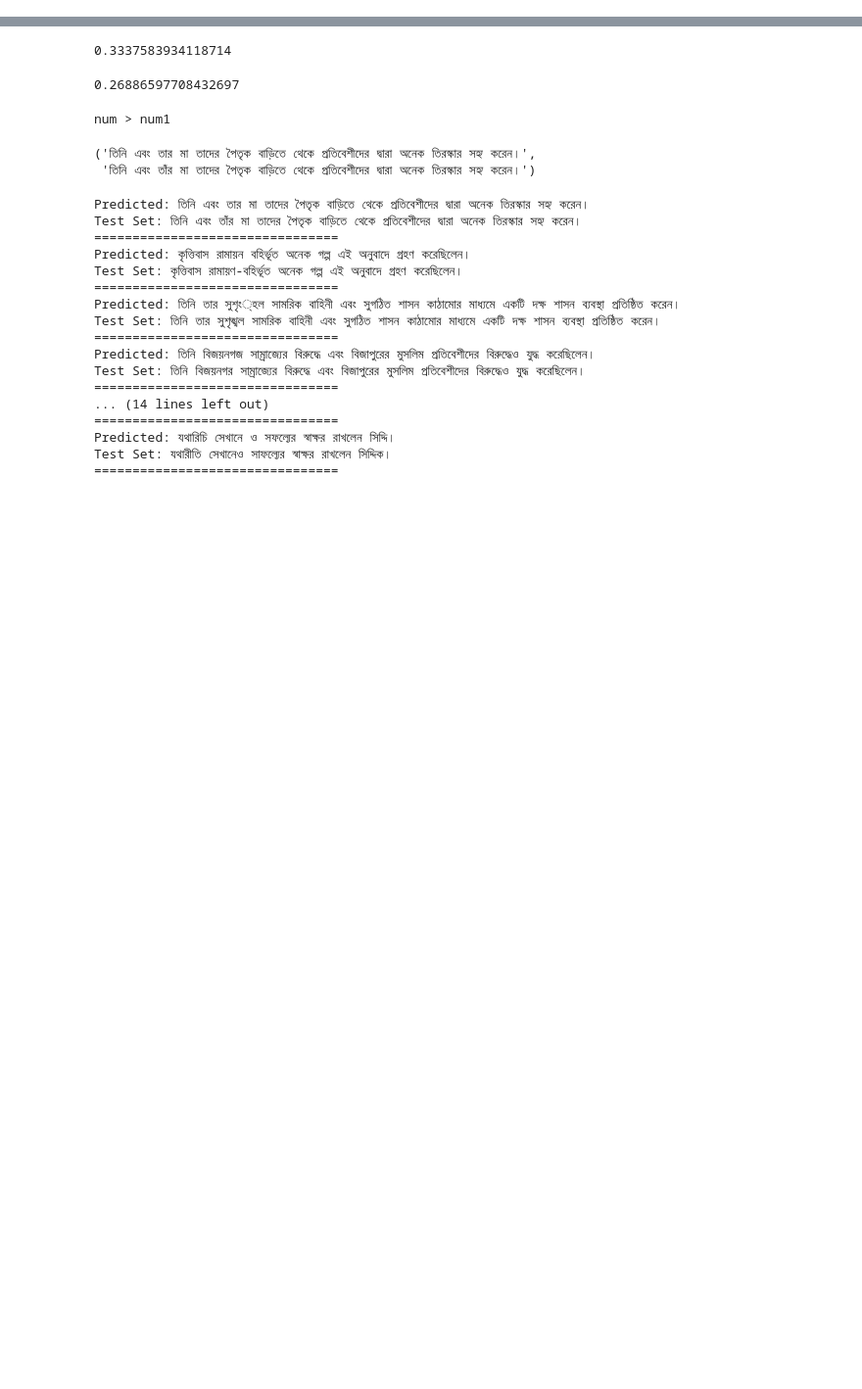
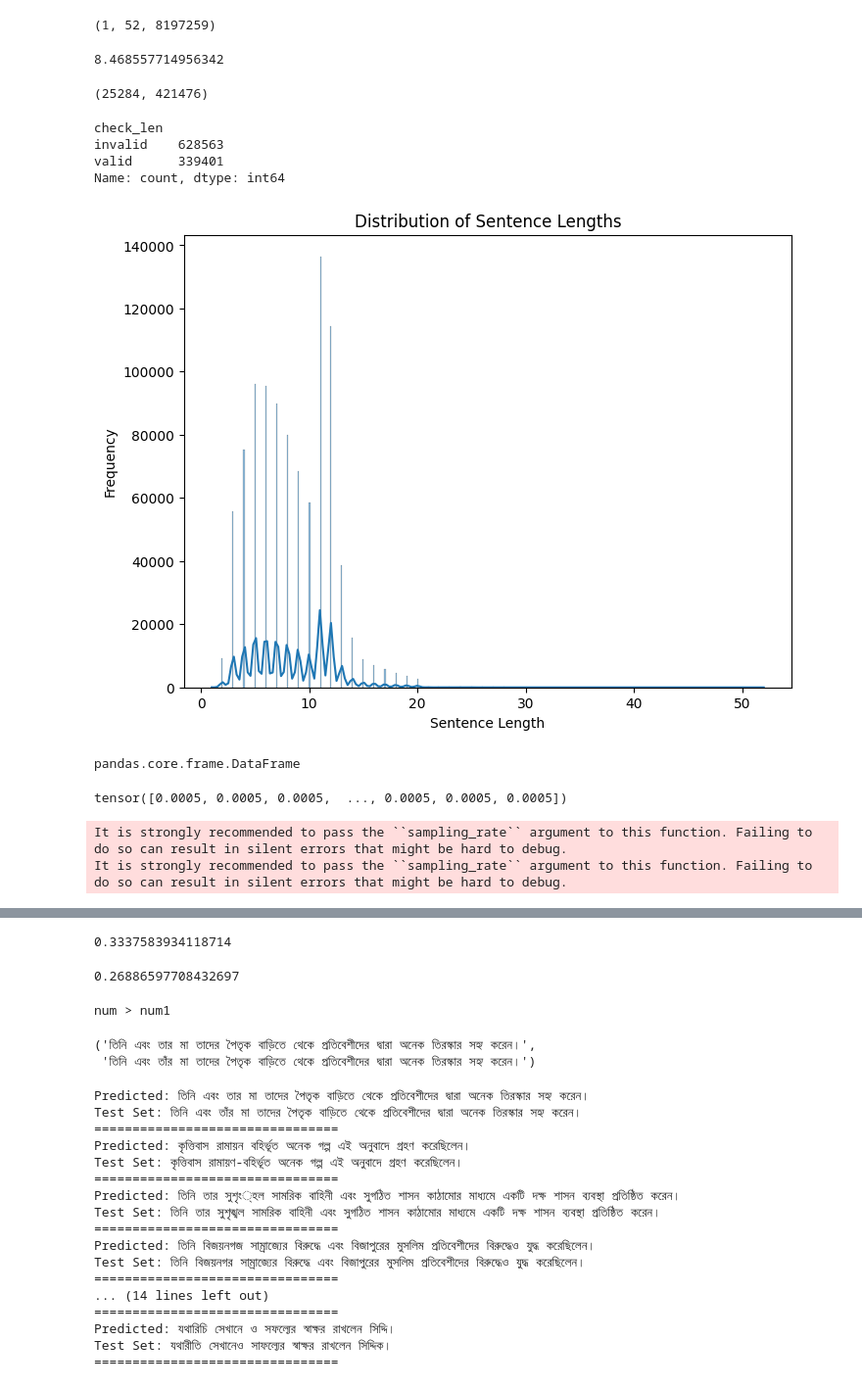
Before and after one commit to malaysia-ai/bengali.ai-stt-competition, a Jupyter notebook: Inference-Trial-0.ipynb, the cells around one changed output, grey strips where cells are left out. Shown: that part at 98% size. Drawn from its saved outputs; the diff is of its cells as text; code cells hidden in the pictures; blank space fills up the shorter version.

```diff
--- a/Inference-Trial-0.ipynb
+++ b/Inference-Trial-0.ipynb
@@ -93,0 +159,37 @@ test['path'] = test['id'].apply(lambda x: os.path.join('/home/ubuntu/bengali/dat
+# %%
+len_sentences = []
+for index, row in test.iterrows():
+    data = (len(row["sentence"].split(" ")))
+    len_sentences.append(data)
+# %%
+test["length_sentence"] = len_sentences
+# %%
+min(test["length_sentence"]), max(test["length_sentence"]), sum(test["length_sentence"])
+# %% [output]
+(1, 52, 8197259)
+# %%
+sum(test["length_sentence"])/len(test)
+# %% [output]
+8.468557714956342
+# %%
+(test["length_sentence"] > 15).sum(), (test["length_sentence"] < 8).sum()
+# %% [output]
+(25284, 421476)
+# %%
+more_10 = []
+for index, row in test.iterrows():
+    if row["length_sentence"] > 10:
+        more_10.append("valid")
+#         print("valid")
+    else:
+        more_10.append("invalid")
+#         print("invalid")
+# %%
+test["check_len"] = more_10
+# %%
+test['check_len'].value_counts()
+# %% [output]
+check_len
+invalid    628563
+valid      339401
+Name: count, dtype: int64
@@ -93,0 +198,15 @@ test['path'] = test['id'].apply(lambda x: os.path.join('/home/ubuntu/bengali/dat
+# %%
+import matplotlib.pyplot as plt
+import seaborn as sns
+import pandas as pd
+
+
+# Plot the distribution
+plt.figure(figsize=(8, 6))
+sns.histplot(data=test, x='length_sentence', kde=True)
+plt.title('Distribution of Sentence Lengths')
+plt.xlabel('Sentence Length')
+plt.ylabel('Frequency')
+plt.show()
+# %% [output]
+[figure, added]
@@ -93,0 +216,4 @@ test['path'] = test['id'].apply(lambda x: os.path.join('/home/ubuntu/bengali/dat
+# %%
+type(test)
+# %% [output]
+pandas.core.frame.DataFrame
@@ -93,0 +222,10 @@ test['path'] = test['id'].apply(lambda x: os.path.join('/home/ubuntu/bengali/dat
+# %%
+test[0]["input_values"]
+# %% [output]
+tensor([0.0005, 0.0005, 0.0005,  ..., 0.0005, 0.0005, 0.0005])
+# %%
+test_0 = feature_extractor(test[0]["input_values"], return_tensors="pt")
+test_1 = feature_extractor(test[1]["input_values"], return_tensors="pt")
+# %% [output]
+It is strongly recommended to pass the ``sampling_rate`` argument to this function. Failing to do so can result in silent errors that might be hard to debug.
+It is strongly recommended to pass the ``sampling_rate`` argument to this function. Failing to do so can result in silent errors that might be hard to debug.
```
Also changed, not shown: parts of 45 cells of this notebook, 8 other files.
